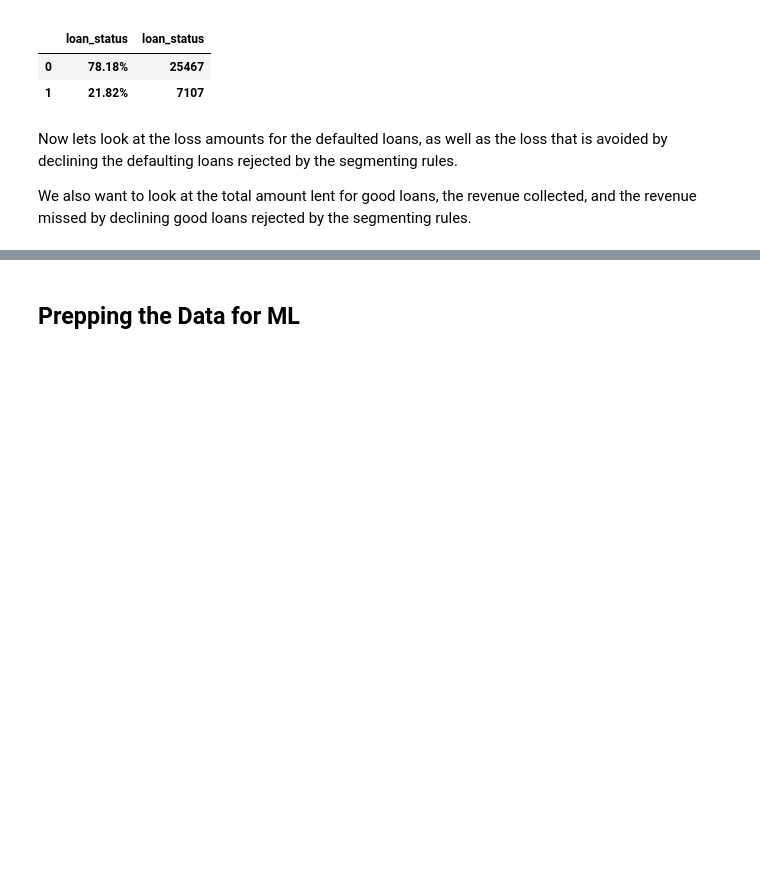
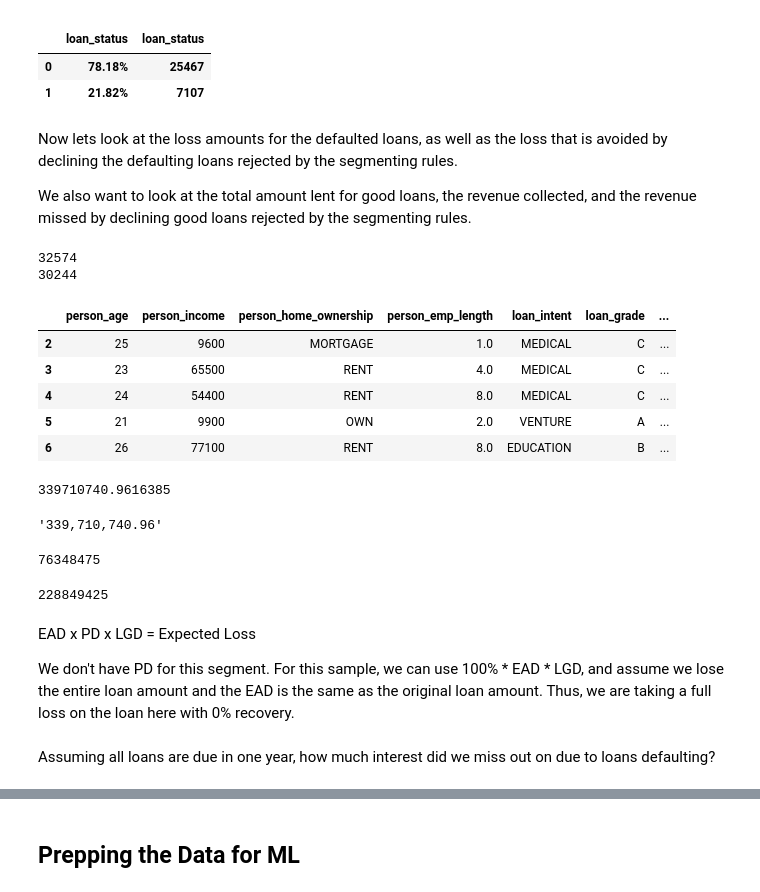
Before and after one commit to WickedoneC/Finance_Projects, a Jupyter notebook: Loan_Analysis/Loan_EDA.ipynb, the cells around one changed output, grey strips where cells are left out. Saved outputs shown, nothing was run; the diff lists cells and outputs as text; code cells hidden in the pictures; blank space fills up the shorter version.

Commit message:
looking at loan losses

```diff
--- a/Loan_Analysis/Loan_EDA.ipynb
+++ b/Loan_Analysis/Loan_EDA.ipynb
@@ -960,3 +960,49 @@ prettyTable(df, 'loan_status')
 Now lets look at the loss amounts for the defaulted loans, as well as the loss that is avoided by declining the defaulting loans rejected by the segmenting rules.
 
 We also want to look at the total amount lent for good loans, the revenue collected, and the revenue missed by declining good loans rejected by the segmenting rules.
+# %%
+print(len(df))
+print(len(df_segment))
+# %% [output]
+32574
+30244
+# %%
+df_segment.head()
+# %% [output]
+|  | person_age | person_income | person_home_ownership | person_emp_length | loan_intent | loan_grade | ... |
+| 2 | 25 | 9600 | MORTGAGE | 1.0 | MEDICAL | C | ... |
+| 3 | 23 | 65500 | RENT | 4.0 | MEDICAL | C | ... |
+| 4 | 24 | 54400 | RENT | 8.0 | MEDICAL | C | ... |
+| 5 | 21 | 9900 | OWN | 2.0 | VENTURE | A | ... |
+| 6 | 26 | 77100 | RENT | 8.0 | EDUCATION | B | ... |
+# %%
+total_loans = df_segment['loan_amnt'].sum()
+
+total_interest = (df_segment['loan_amnt'] * (df_segment.loan_int_rate / 100)).sum()
+
+total_possible = total_loans + total_interest
+
+display(total_possible)
+
+display('{0:,.2f}'.format(total_possible))
+# %% [output]
+339710740.9616385
+'339,710,740.96'
+# %%
+df_segment_def['loan_amnt'].sum()
+
+sum_of_losses = df_segment_def['loan_amnt'].sum()
+
+print(sum_of_losses)
+# %% [output]
+76348475
+# %%
+df_segment_non['loan_amnt'].sum()
+# %% [output]
+228849425
+# %% [markdown]
+EAD x PD x LGD = Expected Loss
+
+We don't have PD for this segment. For this sample, we can use 100% * EAD * LGD, and assume we lose the entire loan amount and the EAD is the same as the original loan amount. Thus, we are taking a full loss on the loan here with 0% recovery.
+# %% [markdown]
+Assuming all loans are due in one year, how much interest did we miss out on due to loans defaulting?
```
Also changed, not shown: parts of 6 cells of this notebook.
